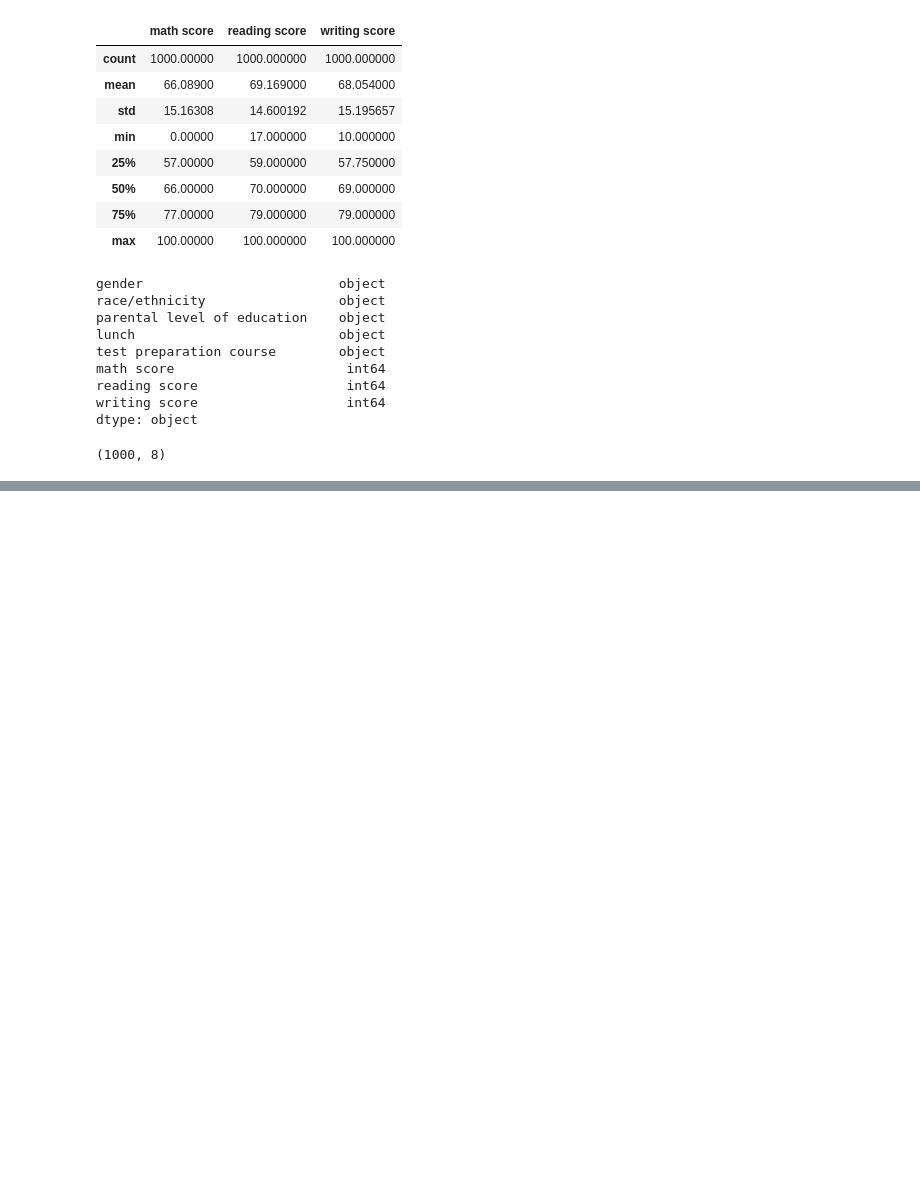
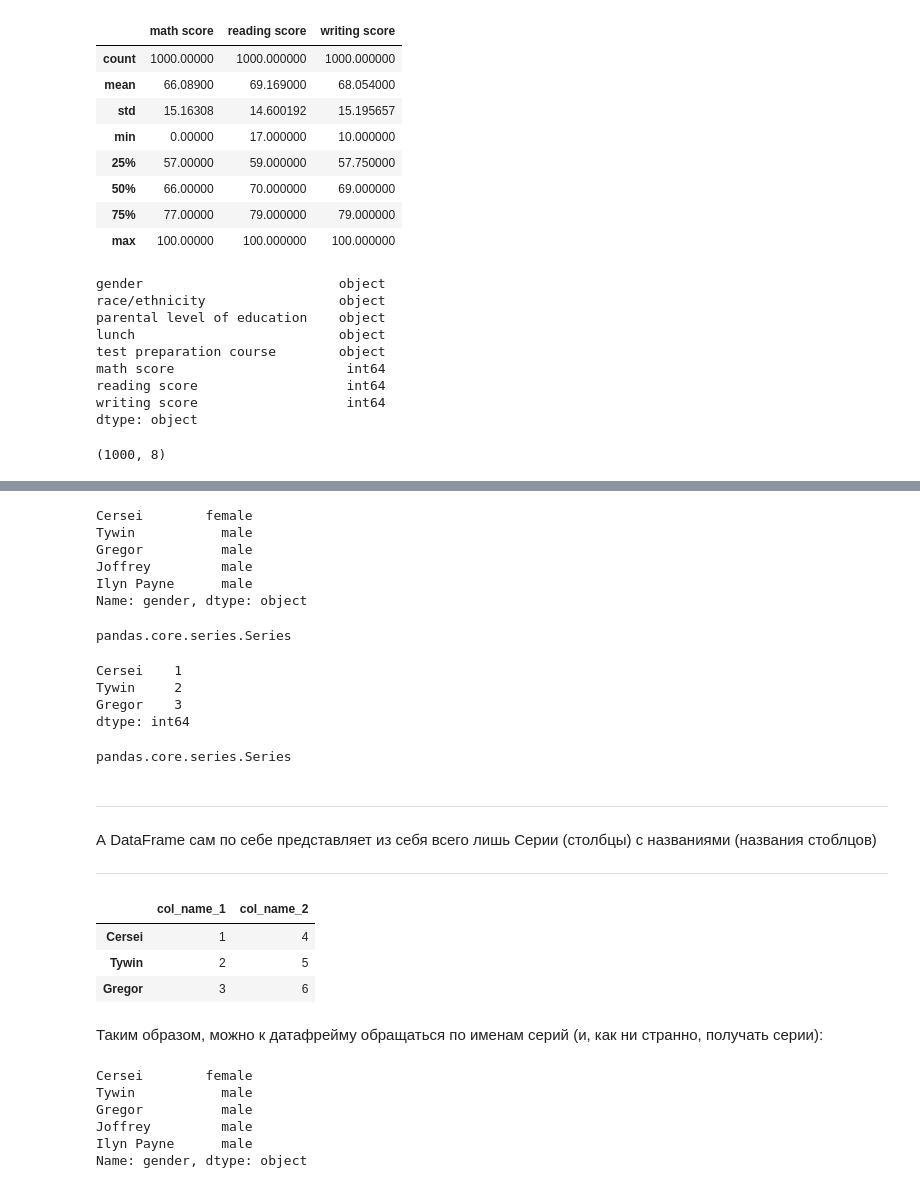
Before and after one commit to Accolyte42/Carpov_ML, a Jupyter notebook: Carpov_notes.ipynb, the cells around one changed output, grey strips where cells are left out. Drawn from its saved outputs; the diff is of its cells as text; code cells hidden in the pictures; blank space fills up the shorter version.

```diff
--- a/Carpov_notes.ipynb
+++ b/Carpov_notes.ipynb
@@ -82,0 +165,49 @@ students_performanse.shape # вывод размерности данны
+# %%
+students_performanse_with_names.iloc[:, 0]
+# %% [output]
+Cersei        female
+Tywin           male
+Gregor          male
+Joffrey         male
+Ilyn Payne      male
+Name: gender, dtype: object
+# %%
+type(students_performanse_with_names.iloc[:, 0])
+# %% [output]
+pandas.core.series.Series
+# %%
+pd.Series([1, 2, 3], index=['Cersei', 'Tywin', 'Gregor'])
+# %% [output]
+Cersei    1
+Tywin     2
+Gregor    3
+dtype: int64
+# %%
+type(pd.Series([1,2,3]))
+# %% [output]
+pandas.core.series.Series
+# %% [markdown]
+___
+А DataFrame сам по себе представляет из себя всего лишь Серии (столбцы) с названиями (названия стоблцов)
+___
+# %%
+my_series_1 = pd.Series([1, 2, 3], index=['Cersei', 'Tywin', 'Gregor'])
+my_series_2 = pd.Series([4, 5, 6], index=['Cersei', 'Tywin', 'Gregor'])
+# %%
+pd.DataFrame({'col_name_1':my_series_1, 'col_name_2':my_series_2})
+# %% [output]
+|  | col_name_1 | col_name_2 |
+| Cersei | 1 | 4 |
+| Tywin | 2 | 5 |
+| Gregor | 3 | 6 |
+# %% [markdown]
+Таким образом, можно к датафрейму обращаться по именам серий (и, как ни странно, получать серии):
+# %%
+students_performanse_with_names['gender']
+# %% [output]
+Cersei        female
+Tywin           male
+Gregor          male
+Joffrey         male
+Ilyn Payne      male
+Name: gender, dtype: object
```
Also changed, not shown: parts of 17 cells of this notebook.
